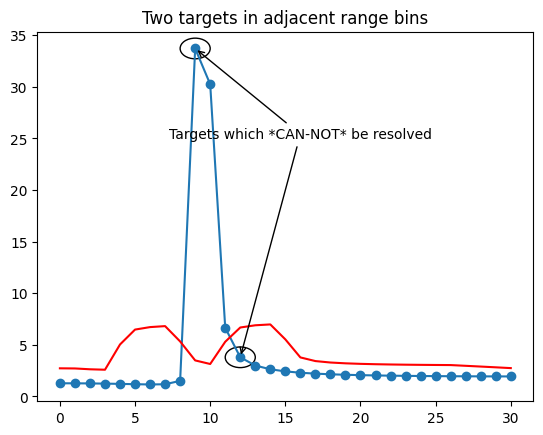
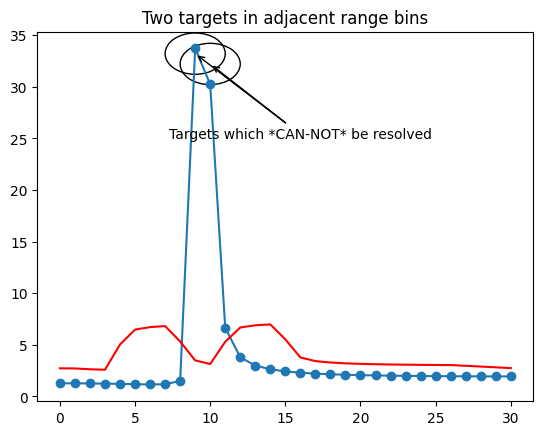
The change to this notebook cell's code, shown as a diff; its figure went from the first image to the second:
--- before
+++ after
@@ -42,8 +42,8 @@
 
 # Add illustration of spectral leakage
-circle1_xy = (index_peak[0], mag_r[index_peak[0]])
-circle_1 = plt.Circle( circle1_xy, 1, fill=False)
-circle2_xy = (index_peak[1], mag_r[index_peak[1]])
-circle_2 = plt.Circle( circle2_xy, 1, fill=False)
+circle1_xy = (index_peak[0], mag_r[index_peak[0]]-0.5)
+circle_1 = plt.Circle( circle1_xy, 2, fill=False)
+circle2_xy = (index_peak[0]+1, mag_r[index_peak[0]]-1.5)
+circle_2 = plt.Circle( circle2_xy, 2, fill=False)
 
 axes.add_artist(circle_1)

Commit: 0.0.11-pre.3